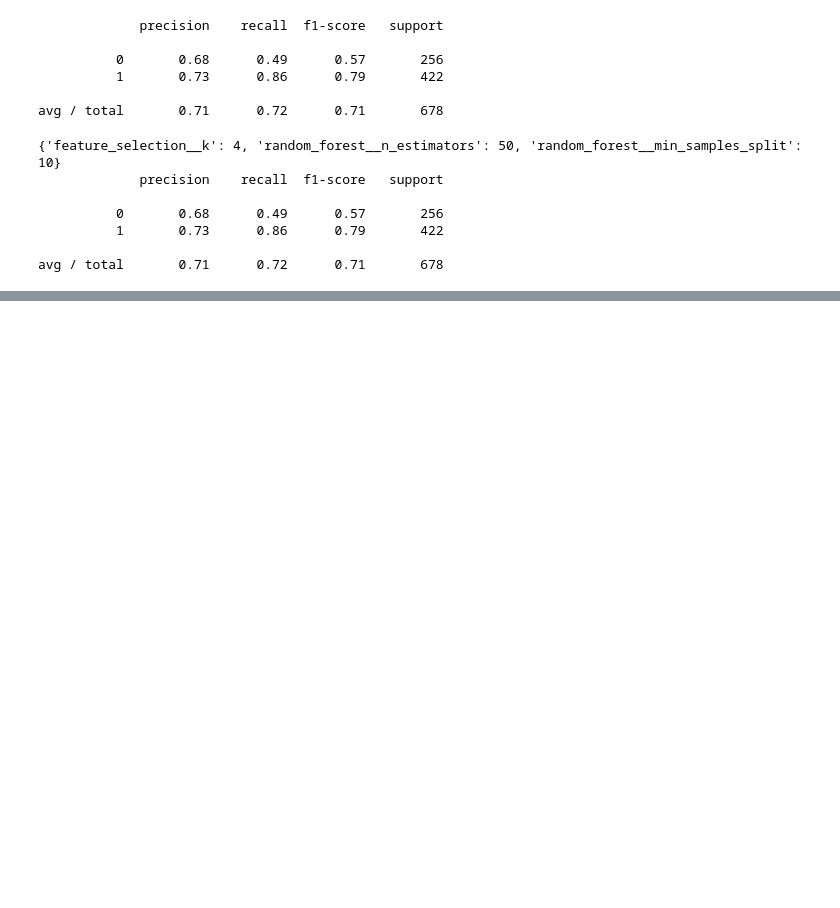
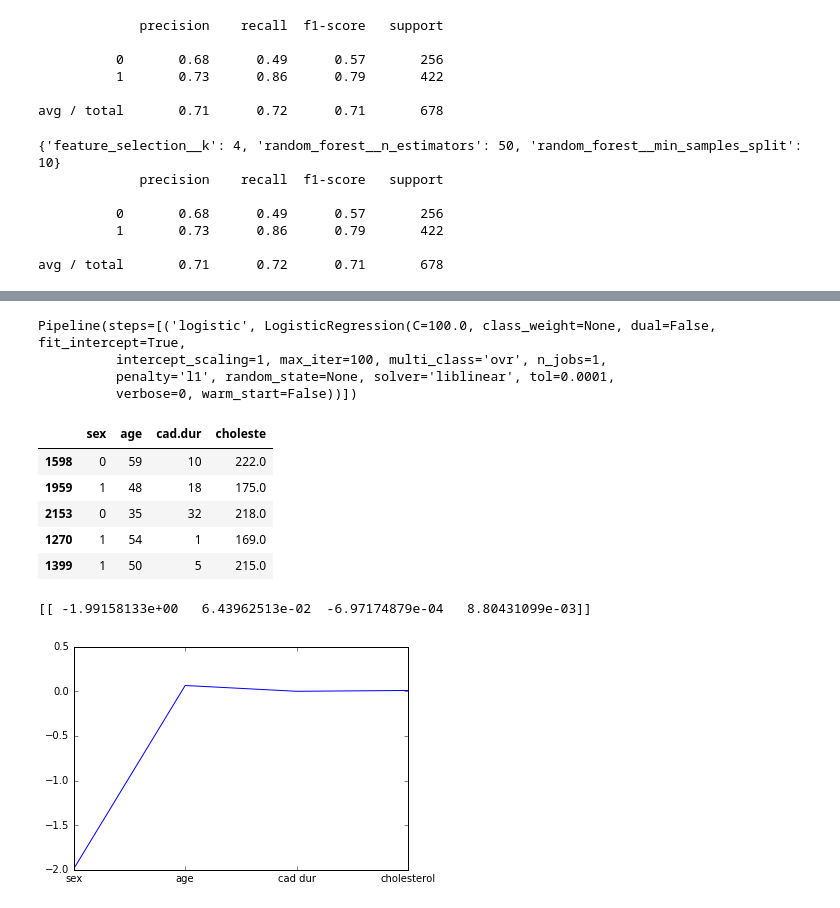
Before and after one commit to adam2392/mlworkshop, a Jupyter notebook: Analysis of Catheter Cardiovascular Data.ipynb, the cells around one changed output, grey strips where cells are left out. Saved outputs shown, nothing was run; the diff lists cells and outputs as text; code cells hidden in the pictures; blank space fills up the shorter version.

```diff
--- a/Analysis of Catheter Cardiovascular Data.ipynb
+++ b/Analysis of Catheter Cardiovascular Data.ipynb
@@ -262,0 +339,24 @@ avg / total       0.71      0.72      0.71       678
+# %%
+print estimator.best_estimator_
+logistic = linear_model.LogisticRegression(penalty='l1', C=10000)
+logistic.fit(X_train, y_train)
+
+display(X_train.head())
+
+fig = plt.figure()
+plt.plot(logistic.coef_[0],)
+plt.xticks(np.arange(0,4), ['sex', 'age', 'cad dur', 'cholesterol'])
+print logistic.coef_
+# %% [output]
+Pipeline(steps=[('logistic', LogisticRegression(C=100.0, class_weight=None, dual=False, fit_intercept=True,
+          intercept_scaling=1, max_iter=100, multi_class='ovr', n_jobs=1,
+          penalty='l1', random_state=None, solver='liblinear', tol=0.0001,
+          verbose=0, warm_start=False))])
+|  | sex | age | cad.dur | choleste |
+| 1598 | 0 | 59 | 10 | 222.0 |
+| 1959 | 1 | 48 | 18 | 175.0 |
+| 2153 | 0 | 35 | 32 | 218.0 |
+| 1270 | 1 | 54 | 1 | 169.0 |
+| 1399 | 1 | 50 | 5 | 215.0 |
+[[ -1.99158133e+00   6.43962513e-02  -6.97174879e-04   8.80431099e-03]]
+[figure, added]
```
Also changed, not shown: parts of 7 cells of this notebook, 2 other files.
